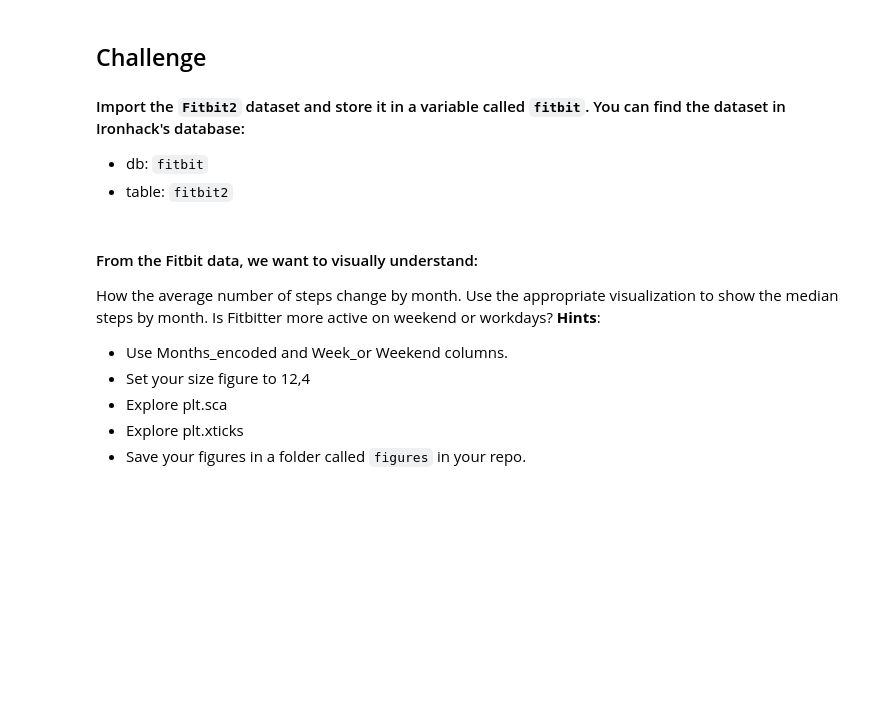
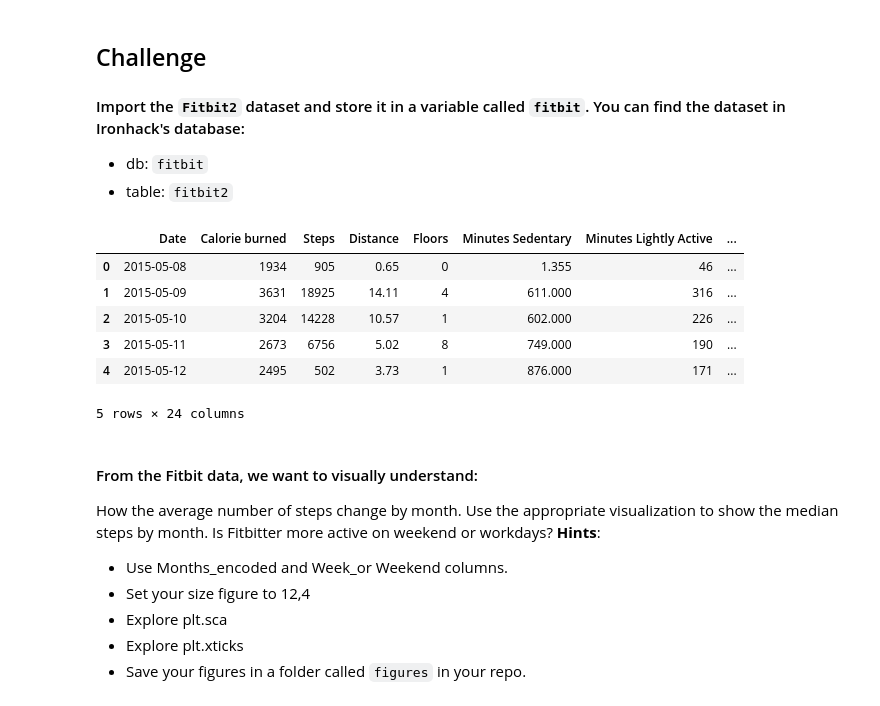
Before and after one commit to Ironhack-data-bcn-january-2023/lab-matplotlib-seaborn, a Jupyter notebook: your-code/main.ipynb, the cells around one changed output. Saved outputs shown, nothing was run; the diff lists cells and outputs as text; code cells hidden in the pictures; blank space fills up the shorter version.

```diff
--- a/your-code/main.ipynb
+++ b/your-code/main.ipynb
@@ -17,3 +23,15 @@ import numpy as np
+# %%
+fitbit = pd.read_csv("../data/Fitbit2.csv")
+fitbit.describe()
+fitbit.head()
+# %% [output]
+|  | Date | Calorie burned | Steps | Distance | Floors | Minutes Sedentary | Minutes Lightly Active | ... |
+| 0 | 2015-05-08 | 1934 | 905 | 0.65 | 0 | 1.355 | 46 | ... |
+| 1 | 2015-05-09 | 3631 | 18925 | 14.11 | 4 | 611.000 | 316 | ... |
+| 2 | 2015-05-10 | 3204 | 14228 | 10.57 | 1 | 602.000 | 226 | ... |
+| 3 | 2015-05-11 | 2673 | 6756 | 5.02 | 8 | 749.000 | 190 | ... |
+| 4 | 2015-05-12 | 2495 | 502 | 3.73 | 1 | 876.000 | 171 | ... |
+5 rows × 24 columns
 # %% [markdown]
 #### From the Fitbit data, we want to visually understand:
 
```
Also changed, not shown: parts of 7 cells of this notebook.
